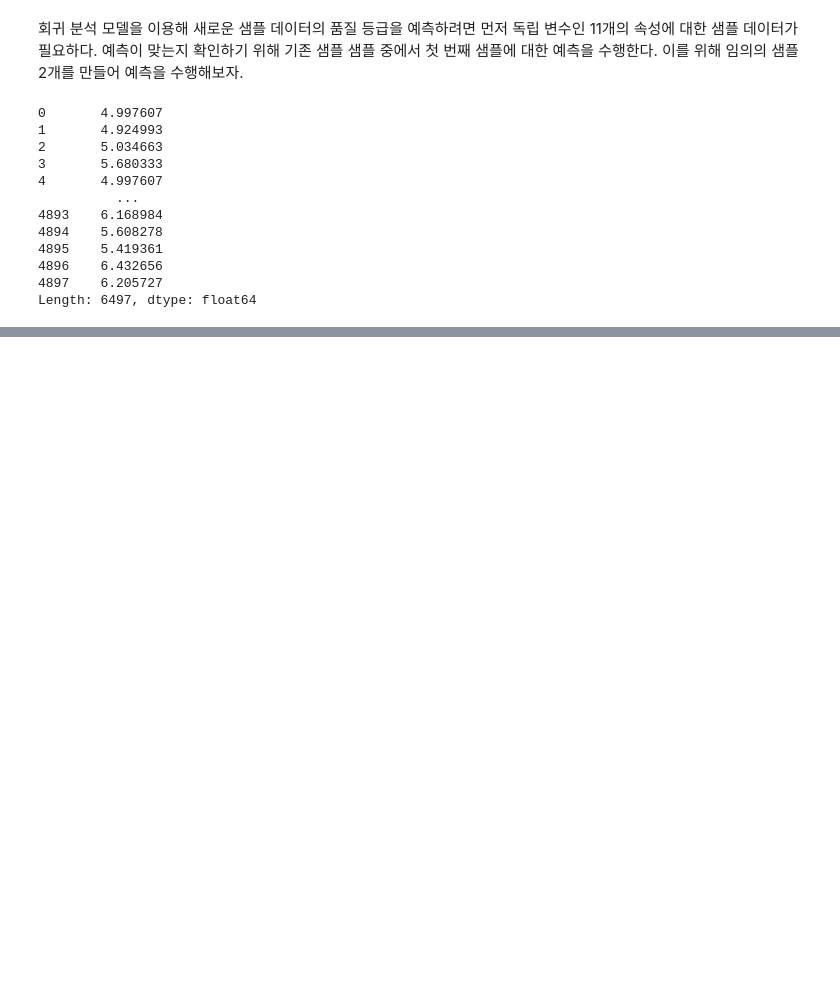
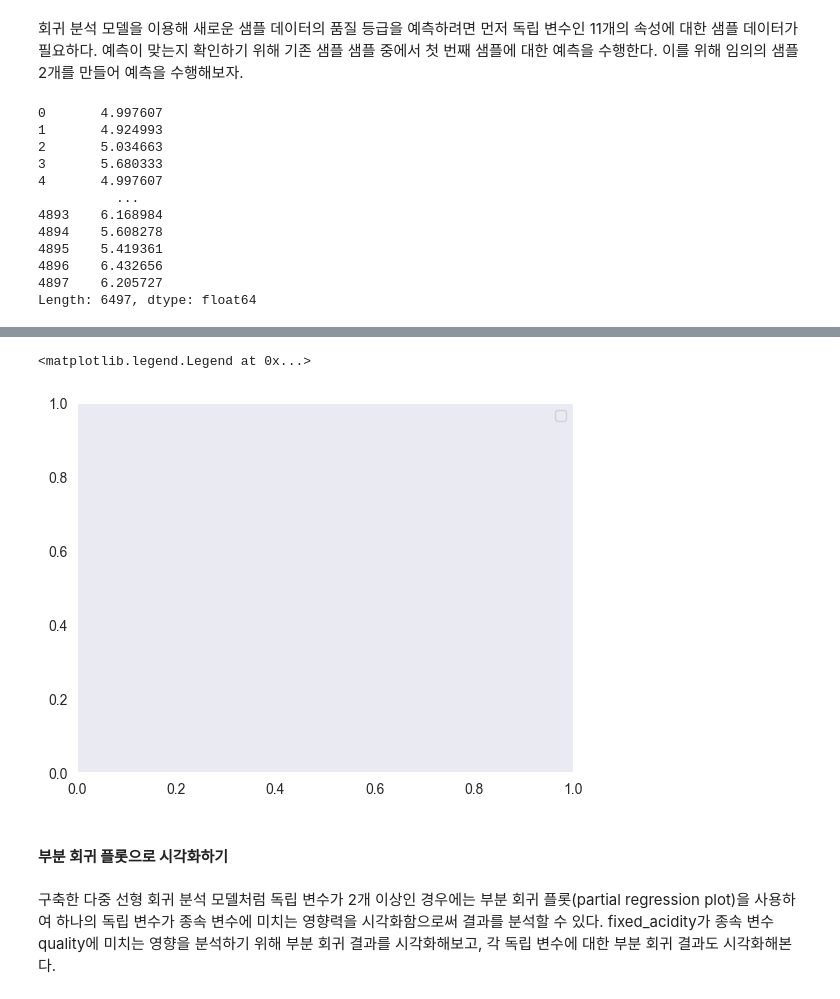
Before and after one commit to yooodleee/personal-study, a Jupyter notebook: data_analysis/bigdata_analysis/wine_quality_grade.ipynb, the cells around one changed output, grey strips where cells are left out. Drawn from its saved outputs; the diff is of its cells as text; code cells hidden in the pictures; blank space fills up the shorter version.

```diff
--- a/data_analysis/bigdata_analysis/wine_quality_grade.ipynb
+++ b/data_analysis/bigdata_analysis/wine_quality_grade.ipynb
@@ -353,0 +427,5 @@ Length: 6497, dtype: float64
+# %%
+plt.legend()
+# %% [output]
+<matplotlib.legend.Legend at 0x...>
+[figure, added]
@@ -353,0 +434,5 @@ Length: 6497, dtype: float64
+# %% [markdown]
+#### **부분 회귀 플롯으로 시각화하기**
+# %% [markdown]
+구축한 다중 선형 회귀 분석 모델처럼 독립 변수가 2개 이상인 경우에는 부분 회귀 플롯(partial regression plot)을 사용하여 하나의 독립 변수가 종속 변수에 미치는 영향력을 시각화함으로써 결과를 분석할 수 있다.
+fixed_acidity가 종속 변수 quality에 미치는 영향을 분석하기 위해 부분 회귀 결과를 시각화해보고, 각 독립 변수에 대한 부분 회귀 결과도 시각화해본다.
```
Also changed, not shown: parts of 23 cells of this notebook.
